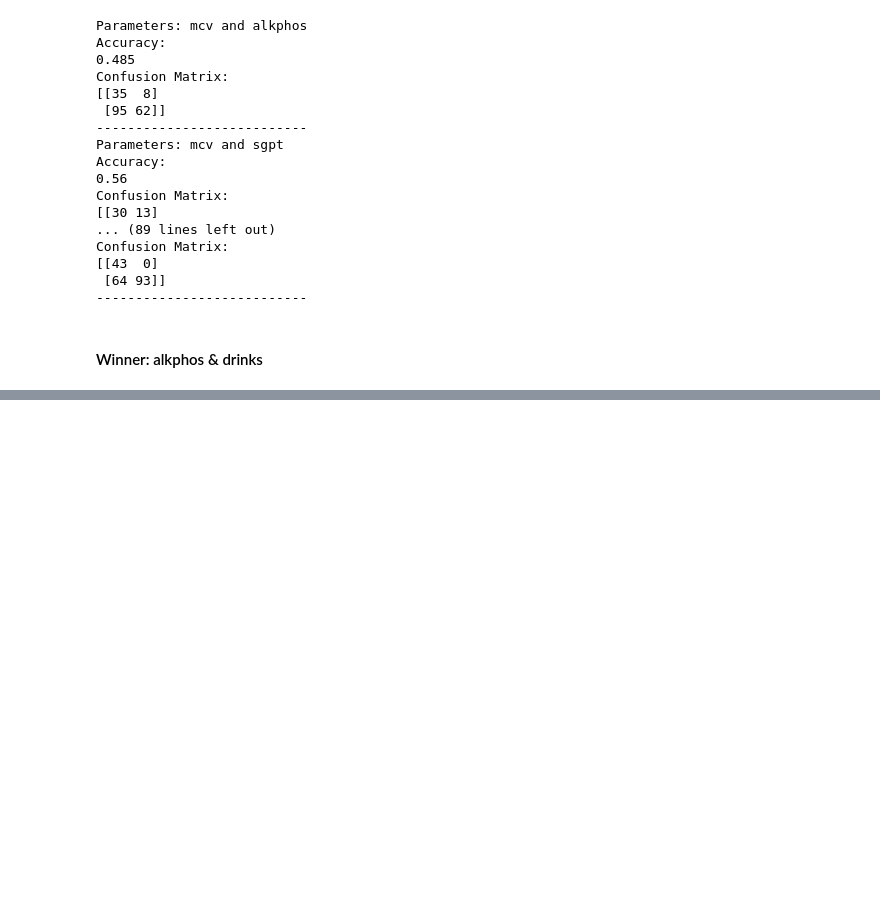
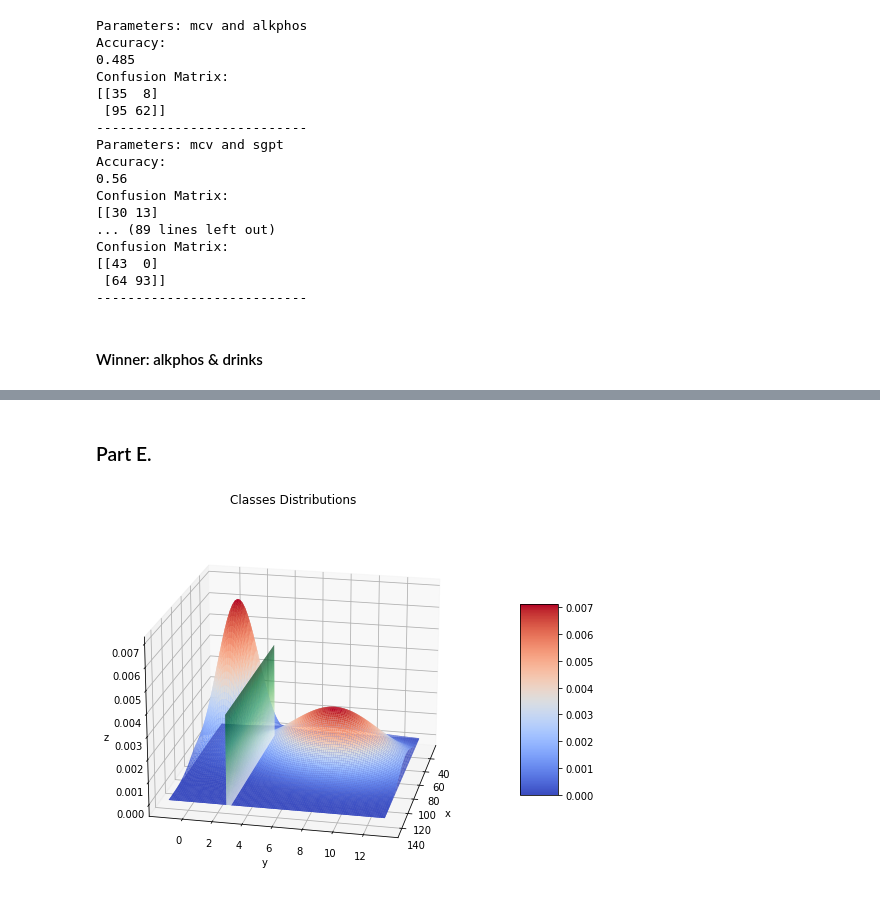
Before and after one commit to nahbos/AUT-Pattern-Recognition, a Jupyter notebook: SPR_HW2/EX02_Q5.ipynb, the cells around one changed output, grey strips where cells are left out. Cells and saved outputs as stored; diff of their text form; code cells hidden in the pictures; blank space fills up the shorter version.

```diff
--- a/SPR_HW2/EX02_Q5.ipynb
+++ b/SPR_HW2/EX02_Q5.ipynb
@@ -329,0 +341,19 @@ ax.view_init(20, 60)
+# %% [markdown]
+### Part E.
+# %%
+fig = plt.figure(figsize=(13, 7))
+ax = plt.axes(projection='3d')
+for distri in [z, addic, noAddic]:
+    if distri is z:
+        zz = np.arange(0, 0.005,0.0000005).reshape(100, 100)
+        surf = ax.plot_surface(xx, 2.7, 0.0003*yy, rstride=1, cstride=1, cmap=cm.Greens, edgecolor='none')
+    else:
+        surf = ax.plot_surface(xx, yy, distri, rstride=1, cstride=1, cmap='coolwarm', edgecolor='none')
+ax.set_xlabel('x')
+ax.set_ylabel('y')
+ax.set_zlabel('z')
+ax.set_title('Classes Distributions')
+fig.colorbar(surf, shrink=0.5, aspect=5)
+ax.view_init(20, 12)#20, 7
+# %% [output]
+[figure, added]
```
Also changed, not shown: parts of 4 cells of this notebook.
